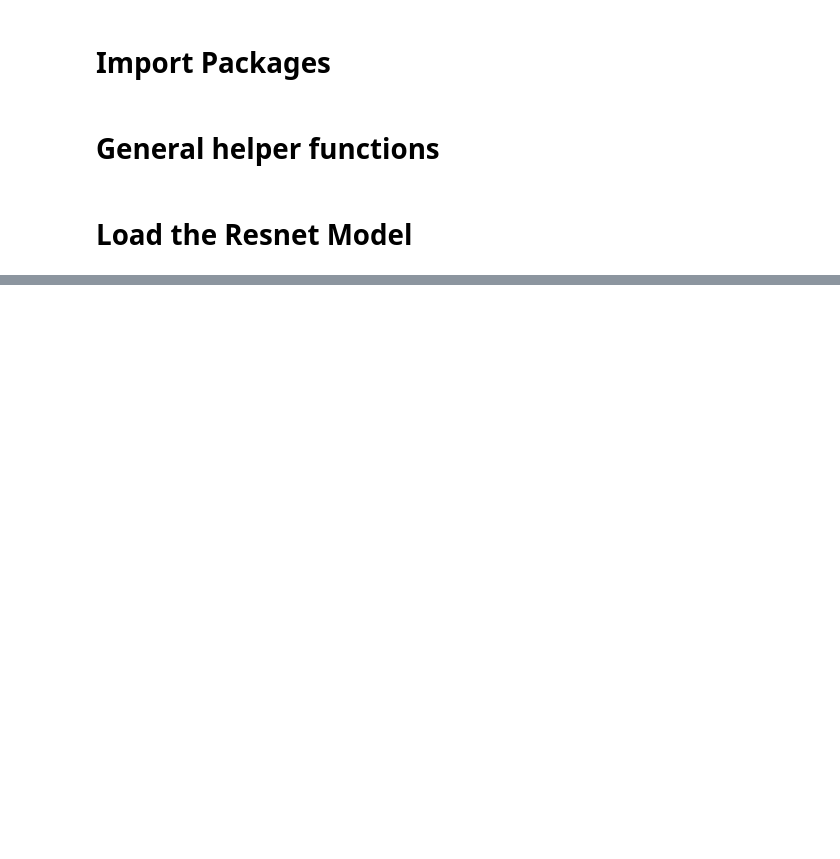
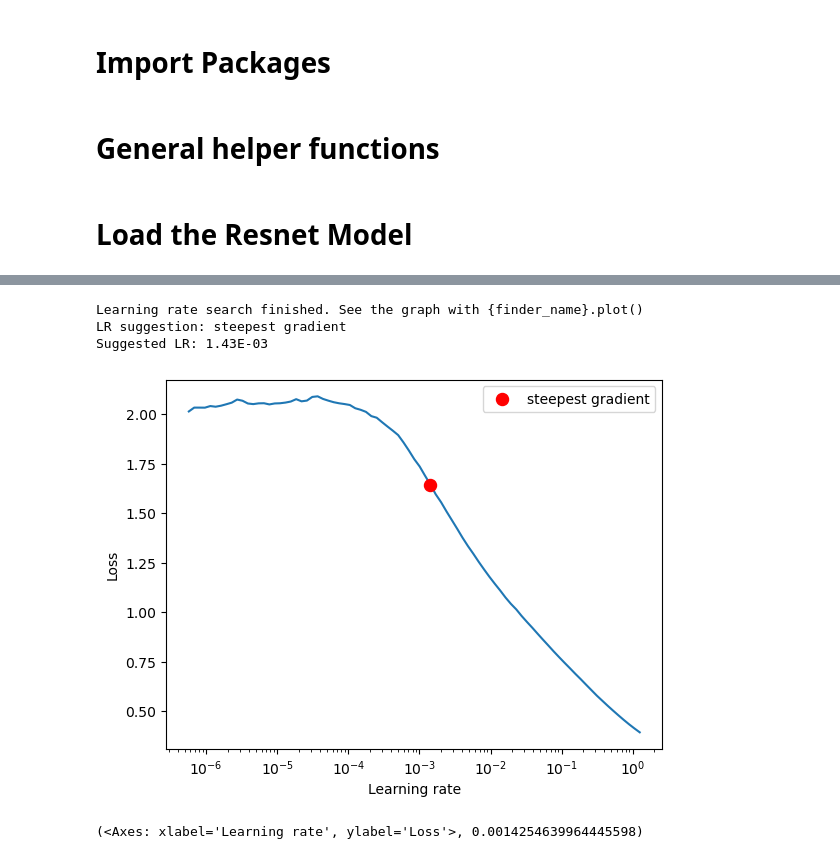
Before and after one commit to wise1ight/svcm, a Jupyter notebook: classification.ipynb, the cells around one changed output, grey strips where cells are left out. Cells and saved outputs as stored; diff of their text form; code cells hidden in the pictures; blank space fills up the shorter version.

```diff
--- a/classification.ipynb
+++ b/classification.ipynb
@@ -55,0 +129,23 @@ NotebookApp.rate_limit_window=3.0 (secs)
+# %%
+from sklearn.model_selection import train_test_split
+
+# Apply transformations to the train dataset
+train_transforms = transforms.Compose([
+    transforms.Resize(256),
+    transforms.CenterCrop(224),
+    transforms.RandomHorizontalFlip(),
+    transforms.ToTensor(),
+    transforms.Normalize(mean=[0.485, 0.456, 0.406], std=[0.229, 0.224, 0.225])
+])
+
+# apply the same transformations to the validation set, with the exception of the
+# randomized transformation. We want the validation set to be consistent
+val_transforms = transforms.Compose([
+    transforms.Resize(256),
+    transforms.CenterCrop(224),
+    transforms.ToTensor(),
+    transforms.Normalize(mean=[0.485, 0.456, 0.406], std=[0.229, 0.224, 0.225])
+
+])
+
+databasket = Databasket(data, len(classes), val_split=0.2, train_transforms=train_transforms, val_transforms=val_transforms)
@@ -55,0 +238,28 @@ NotebookApp.rate_limit_window=3.0 (secs)
+# %%
+train_indices = list(range(len(databasket.train_ds)))
+test_indices = list(range(len(databasket.val_ds)))
+
+train_sampler = SubsetRandomSampler(train_indices)
+test_sampler = SubsetRandomSampler(test_indices)
+
+# Basic dataloader to retrieve mini-batches from the datasets
+train_loader = DataLoader(databasket.train_ds, batch_size=64, sampler=train_sampler, shuffle=False, num_workers=0)
+test_loader = DataLoader(databasket.val_ds, batch_size=64, sampler=test_sampler, shuffle=False, num_workers=0)
+# %%
+
+criterion = torch.nn.CrossEntropyLoss()
+
+# We don't actually use the learning rate here. It's set to 1e-7 so that the LR Finder
+# starts at 1e-7
+optimizer = optim.Adam(model.parameters(), lr=1e-7,  weight_decay=1e-5)
+# %%
+# used to find the ideal LR for our model training
+lr_finder = LRFinder(model, optimizer, criterion, device="cuda")
+lr_finder.range_test(train_loader, end_lr=3, num_iter=100)
+lr_finder.plot()
+# %% [output]
+Learning rate search finished. See the graph with {finder_name}.plot()
+LR suggestion: steepest gradient
+Suggested LR: 1.43E-03
+[figure, added]
+(<Axes: xlabel='Learning rate', ylabel='Loss'>, 0.0014254639964445598)
```
Also changed, not shown: parts of 11 cells of this notebook, 1 other file.
